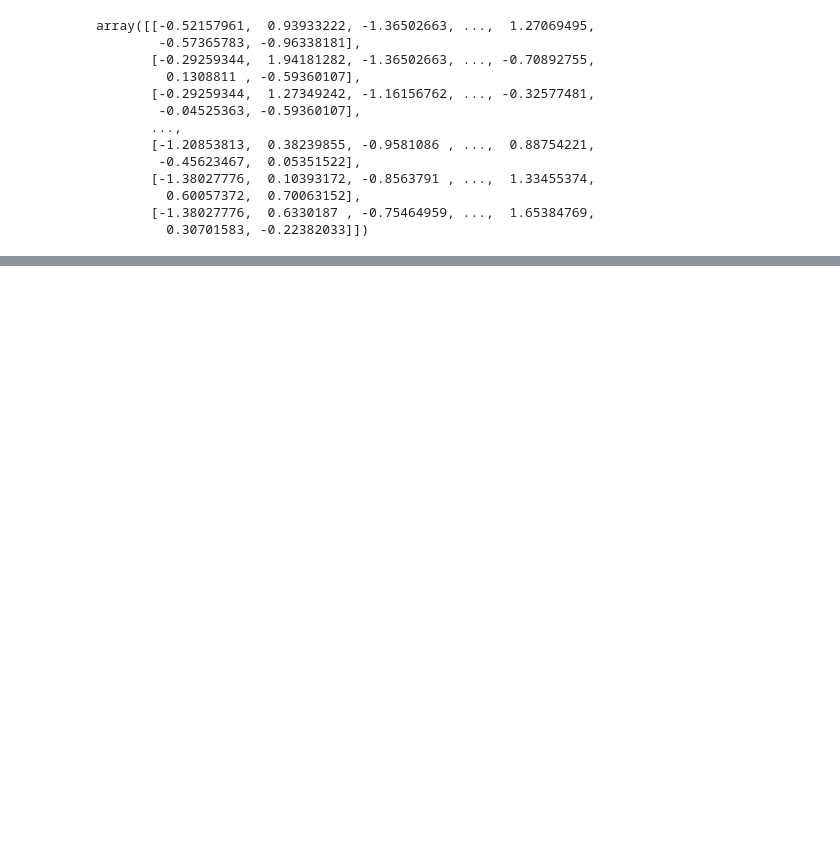
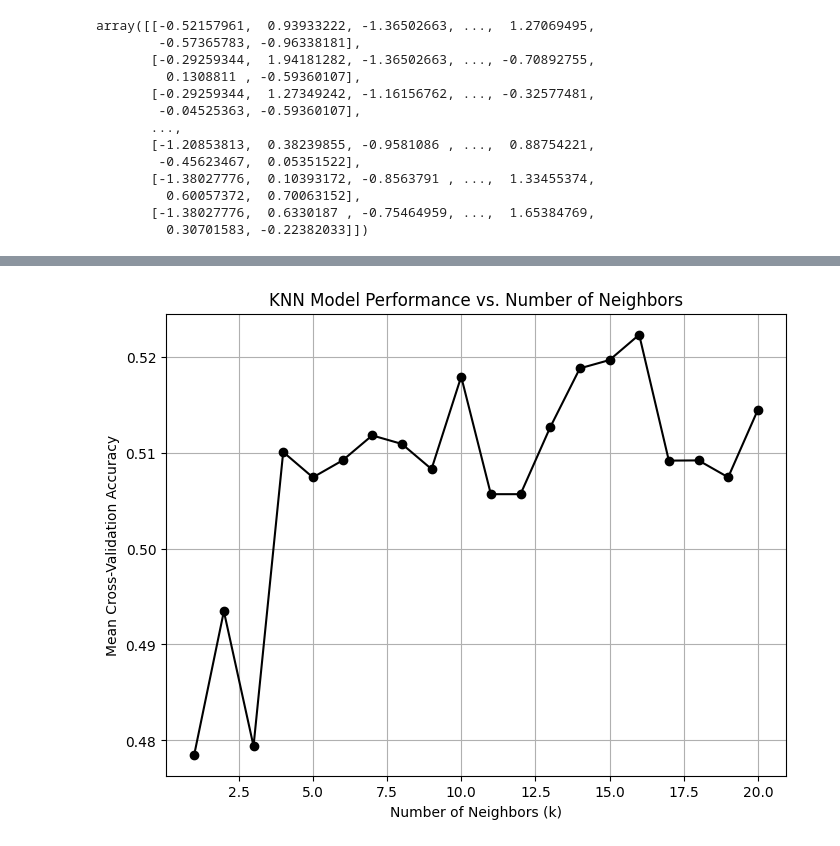
Before and after one commit to Deanosaur666/CS456_Dean_Yockey_Lab_4, a Jupyter notebook: Lab 4.ipynb, the cells around one changed output, grey strips where cells are left out. Saved outputs shown, nothing was run; the diff lists cells and outputs as text; code cells hidden in the pictures; blank space fills up the shorter version.

```diff
--- a/Lab 4.ipynb
+++ b/Lab 4.ipynb
@@ -214,0 +269,32 @@ plt.show()
+# %%
+from sklearn.neighbors import KNeighborsClassifier
+from sklearn.model_selection import cross_val_score
+
+scaled_wine2 = StandardScaler().fit_transform(wine_df.iloc[:, 0 : -3]) # we cut out just ID and quality
+wine_quality = wine_df["quality"]
+
+k_values = range(1, 21)
+cv_scores = []
+
+for k in k_values:
+    knn = KNeighborsClassifier(n_neighbors=k)
+
+    scores = cross_val_score(knn, scaled_wine2, wine_quality, cv = 5)
+
+    cv_scores.append(scores.mean())
+
+plt.figure(figsize=(8,6))
+
+# Plot k values vs. mean cross-validation accuracy
+plt.plot(k_values, cv_scores, marker='o', color="black")
+
+# Label the axes and add title
+plt.xlabel("Number of Neighbors (k)")
+plt.ylabel("Mean Cross-Validation Accuracy")
+plt.title("KNN Model Performance vs. Number of Neighbors")
+
+# Add grid for readability
+plt.grid(True)
+plt.show()
+# %% [output]
+[figure, added]
```
Also changed, not shown: parts of 15 cells of this notebook.
